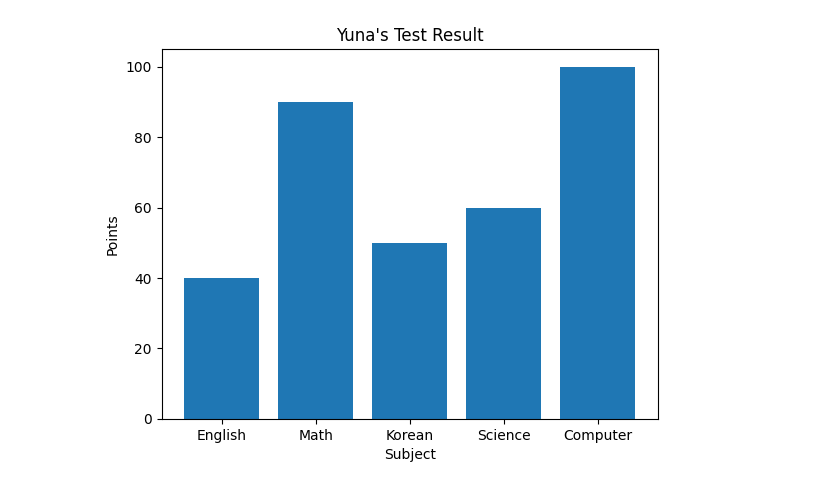
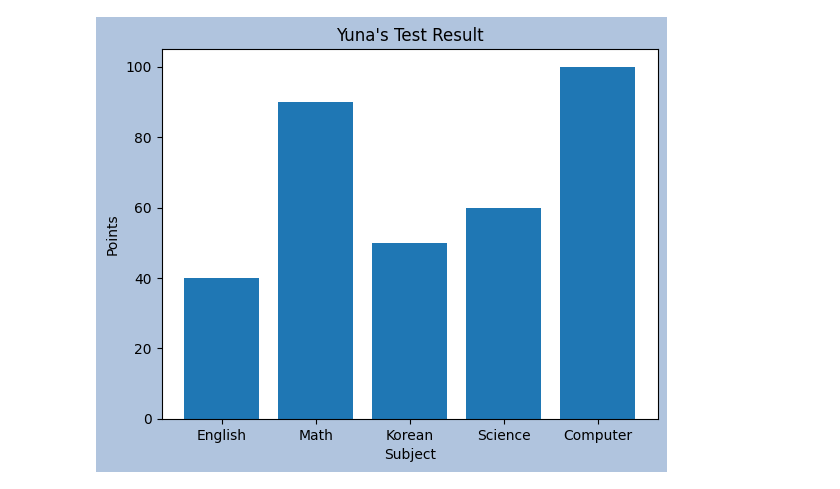
Before and after one commit to leejaesang6098/aiffel_study, a Jupyter notebook: 0811_node/matplotlib.ipynb, the cells around one changed output. Saved outputs shown, nothing was run; the diff lists cells and outputs as text; code cells hidden in the pictures.

```diff
--- a/0811_node/matplotlib.ipynb
+++ b/0811_node/matplotlib.ipynb
@@ -3,18 +3,19 @@ import matplotlib.pyplot as plt
 # %%
 subject = ['English', 'Math', 'Korean', 'Science', 'Computer']
 points = [40, 90, 50, 60, 100]
 
 #축 그리기
 fig = plt.figure()
-ax1 = fig.add_subplot(1,1,1)
+ax1 = fig.add_subplot(1, 1, 1)
 
 ax1.bar(subject, points)
 
 plt.xlabel('Subject')
 plt.ylabel('Points')
 plt.title("Yuna's Test Result")
+fig.set_facecolor('lightsteelblue')
 
 # plt.savefig('./barplot.png')
 plt.show()
 # %% [output]
-[figure, old version]
+[figure, new version]
```
Also changed, not shown: parts of 4 cells of this notebook, 1 other file.
